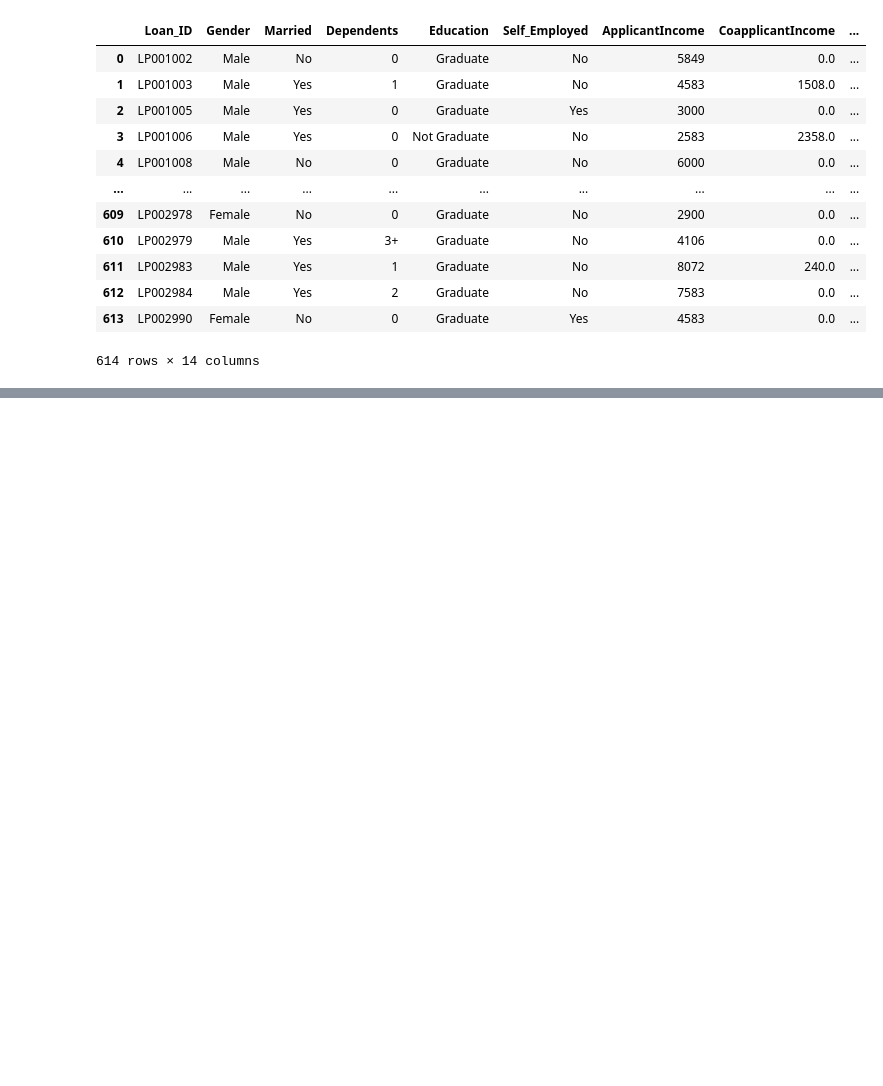
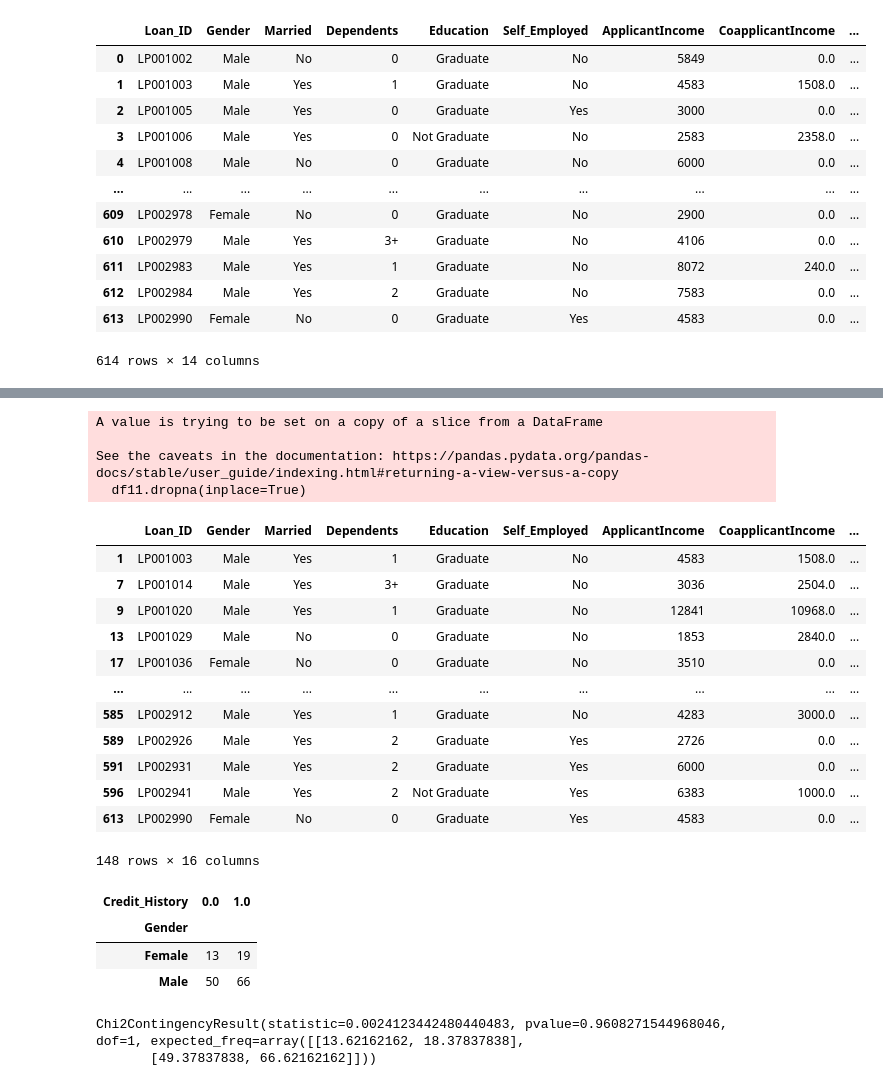
Before and after one commit to Rhy-Shah/DAV-Fundamentals, a Jupyter notebook: fe.ipynb, the cells around one changed output, grey strips where cells are left out. Cells and saved outputs as stored; diff of their text form; code cells hidden in the pictures; blank space fills up the shorter version.

```diff
--- a/fe.ipynb
+++ b/fe.ipynb
@@ -442,0 +503,35 @@ m = (df['Married']=='No') & (df['Gender']=='Male') & (df['Education']=='Graduate
+# %%
+df11.dropna(inplace=True)
+# %% [output]
+A value is trying to be set on a copy of a slice from a DataFrame
+
+See the caveats in the documentation: https://pandas.pydata.org/pandas-docs/stable/user_guide/indexing.html#returning-a-view-versus-a-copy
+  df11.dropna(inplace=True)
+# %%
+df11
+# %% [output]
+|  | Loan_ID | Gender | Married | Dependents | Education | Self_Employed | ApplicantIncome | CoapplicantIncome | ... |
+| 1 | LP001003 | Male | Yes | 1 | Graduate | No | 4583 | 1508.0 | ... |
+| 7 | LP001014 | Male | Yes | 3+ | Graduate | No | 3036 | 2504.0 | ... |
+| 9 | LP001020 | Male | Yes | 1 | Graduate | No | 12841 | 10968.0 | ... |
+| 13 | LP001029 | Male | No | 0 | Graduate | No | 1853 | 2840.0 | ... |
+| 17 | LP001036 | Female | No | 0 | Graduate | No | 3510 | 0.0 | ... |
+| ... | ... | ... | ... | ... | ... | ... | ... | ... | ... |
+| 585 | LP002912 | Male | Yes | 1 | Graduate | No | 4283 | 3000.0 | ... |
+| 589 | LP002926 | Male | Yes | 2 | Graduate | Yes | 2726 | 0.0 | ... |
+| 591 | LP002931 | Male | Yes | 2 | Graduate | Yes | 6000 | 0.0 | ... |
+| 596 | LP002941 | Male | Yes | 2 | Not Graduate | Yes | 6383 | 1000.0 | ... |
+| 613 | LP002990 | Female | No | 0 | Graduate | Yes | 4583 | 0.0 | ... |
+148 rows × 16 columns
+# %%
+pd.crosstab(df11['Gender'], df11['Credit_History'])
+# %% [output]
+| Credit_History | 0.0 | 1.0 |
+| Gender |  |  |
+| Female | 13 | 19 |
+| Male | 50 | 66 |
+# %%
+chi2_contingency(pd.crosstab(df11['Gender'], df11['Credit_History']))
+# %% [output]
+Chi2ContingencyResult(statistic=0.0024123442480440483, pvalue=0.9608271544968046, dof=1, expected_freq=array([[13.62162162, 18.37837838],
+       [49.37837838, 66.62162162]]))
```
Also changed, not shown: parts of 14 cells of this notebook.
